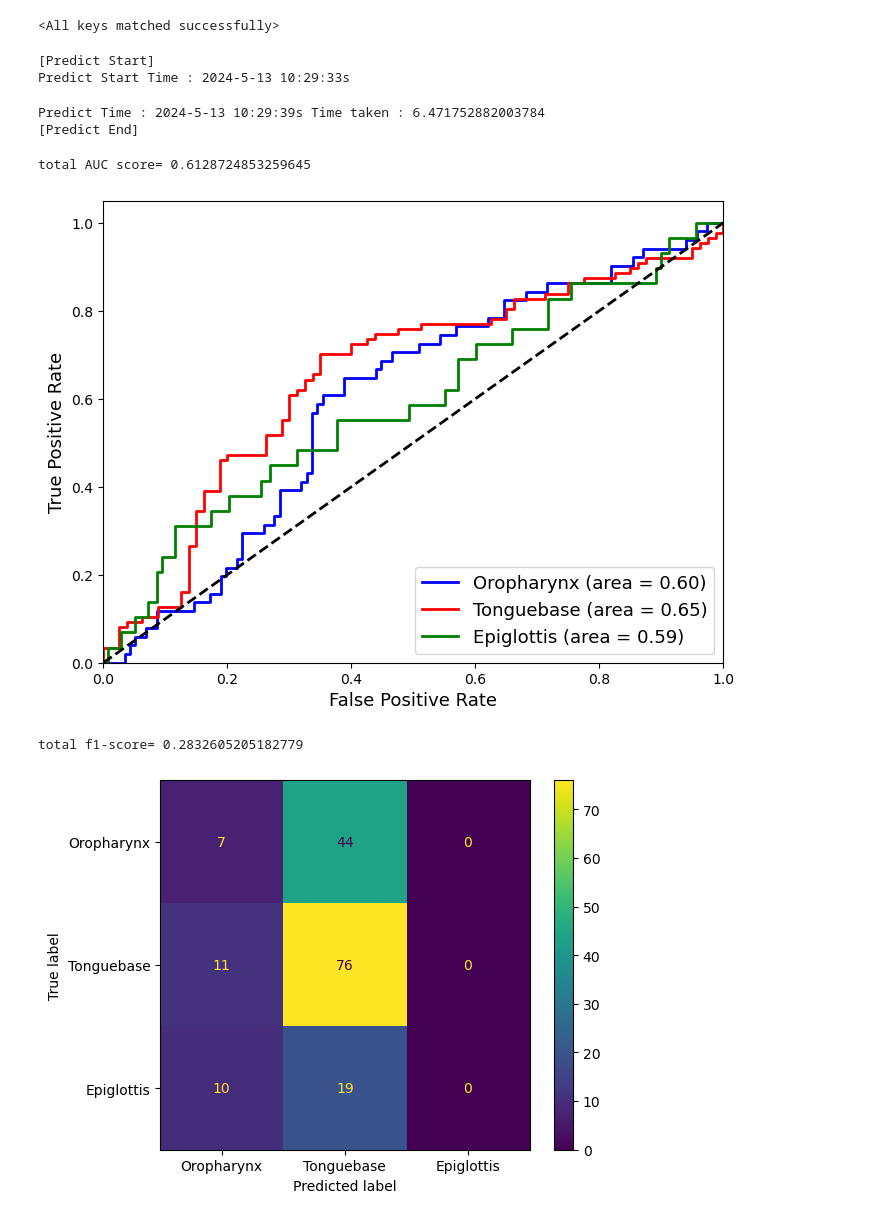
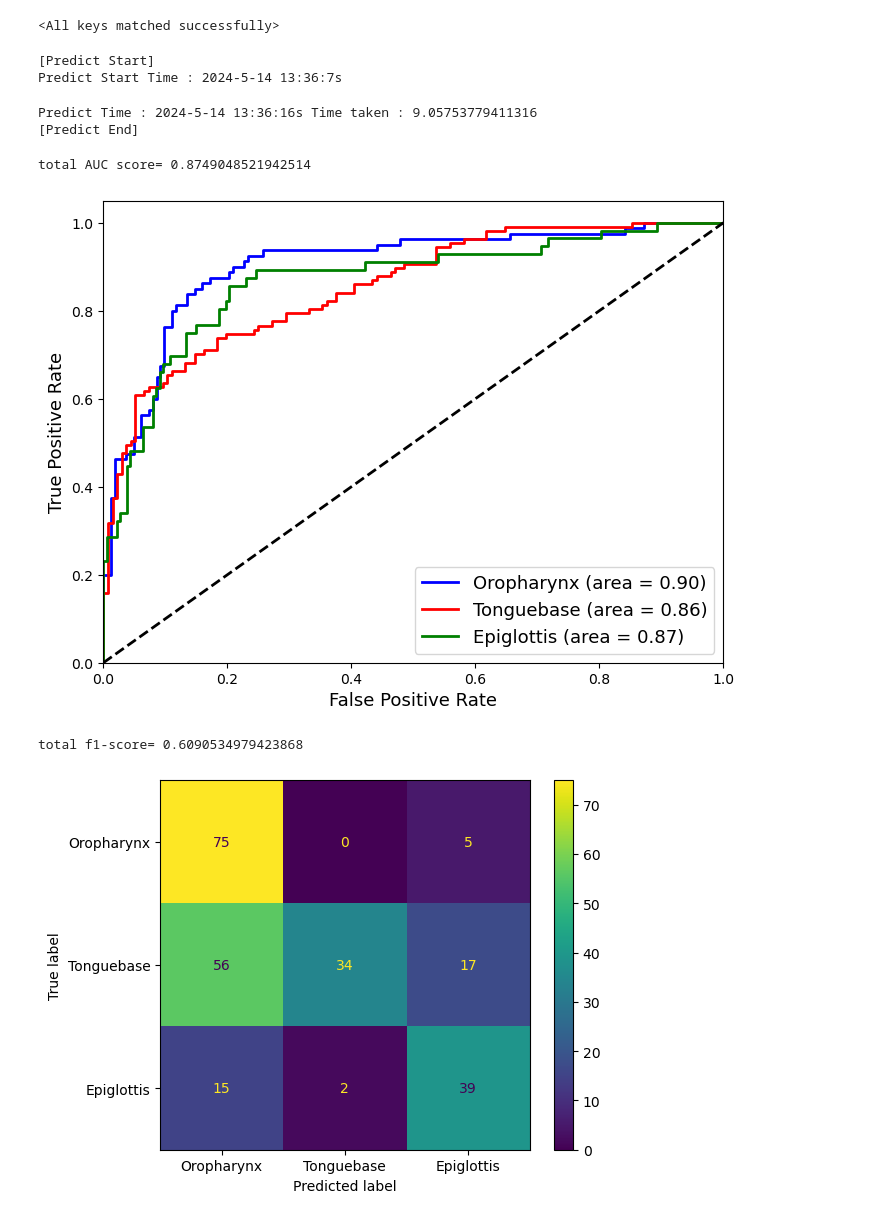
Before and after one commit to Leeyoungsup/Drug-guided-endoscopic-imaging, a Jupyter notebook: attention_MIL_test.ipynb, the cells around one changed output. Cells and saved outputs as stored; diff of their text form; code cells hidden in the pictures.

```diff
--- a/attention_MIL_test.ipynb
+++ b/attention_MIL_test.ipynb
@@ -57,14 +57,14 @@ class CustomDataset(Dataset):
         return id_tensor,image_tensor, label_tensor
 
 
-test_data=pd.read_csv('../../data/mteg_data/frame/test_label.csv')
-file_path='../../data/mteg_data/frame/test/'
+test_data=pd.read_csv('../../data/mteg_data/external/external2.csv')
+file_path='../../data/mteg_data/external/external2/'
 test_image_list=[]
 for i in range(len(test_data)):
     file_name=test_data.loc[i]['File Name']
     id=file_name[:file_name.find('_')]
     test_image_list.append(file_path+id)
-label_data=pd.read_csv('../../data/mteg_data/frame/label.csv')
+label_data=pd.read_csv('../../data/mteg_data/external/label.csv')
 test_label_list=[]
 test_id_list=[]
 test_image_tensor = torch.empty((len(test_image_list),image_count,3, img_size, img_size))
@@ -161,7 +161,7 @@ model = model.to(device)
 accuracy = torchmetrics.Accuracy(task="multiclass", num_classes=3).to(device)
 optimizer = optim.Adam(model.parameters(), lr=2e-4)
 summary(model,(batch_size,image_count,3,img_size,img_size))
-model.load_state_dict(torch.load('../../model/mteg/attention_MIL/attention_MIL_2.pt'))
+model.load_state_dict(torch.load('../../model/mteg/external/external2.pt'))
 # %% [output]
 <All keys matched successfully>
 # %%
@@ -200,8 +200,8 @@ print(f'Predict Time : {now_time}s Time taken : {end-start}')
 print(f'[Predict End]')
 # %% [output]
 [Predict Start]
-Predict Start Time : 2024-5-13 10:29:33s
+Predict Start Time : 2024-5-14 13:36:7s
-Predict Time : 2024-5-13 10:29:39s Time taken : 6.471752882003784
+Predict Time : 2024-5-14 13:36:16s Time taken : 9.05753779411316
 [Predict End]
 # %%
 from sklearn.metrics import roc_curve, roc_auc_score, auc, RocCurveDisplay
@@ -232,20 +232,20 @@ plt.ylabel('True Positive Rate',fontsize=13)
 plt.legend(loc="lower right",fontsize=13)
 plt.show()
 # %% [output]
-total AUC score= 0.6128724853259645
+total AUC score= 0.8749048521942514
-[figure, old version]
+[figure, new version]
 # %%
 from sklearn.metrics import confusion_matrix
 from sklearn.metrics import ConfusionMatrixDisplay
 from sklearn.metrics import f1_score
 cm = confusion_matrix(total_y.cpu().argmax(axis=1),total_prob.cpu().argmax(axis=1))
 classes = ['Oropharynx','Tonguebase','Epiglottis']
 
 cm_display = ConfusionMatrixDisplay(cm,
                               display_labels=classes).plot()
-f1 = f1_score(total_y.cpu().argmax(axis=1),total_prob.softmax(dim=1).cpu().argmax(axis=1), average='macro')
+f1 = f1_score(total_y.cpu().argmax(axis=1),total_prob.softmax(dim=1).cpu().argmax(axis=1), average='micro')
 
 print(f'total f1-score= {f1}')
 # %% [output]
-total f1-score= 0.2832605205182779
+total f1-score= 0.6090534979423868
-[figure, old version]
+[figure, new version]
```
Also changed, not shown: parts of 6 cells of this notebook, 2 other files.
